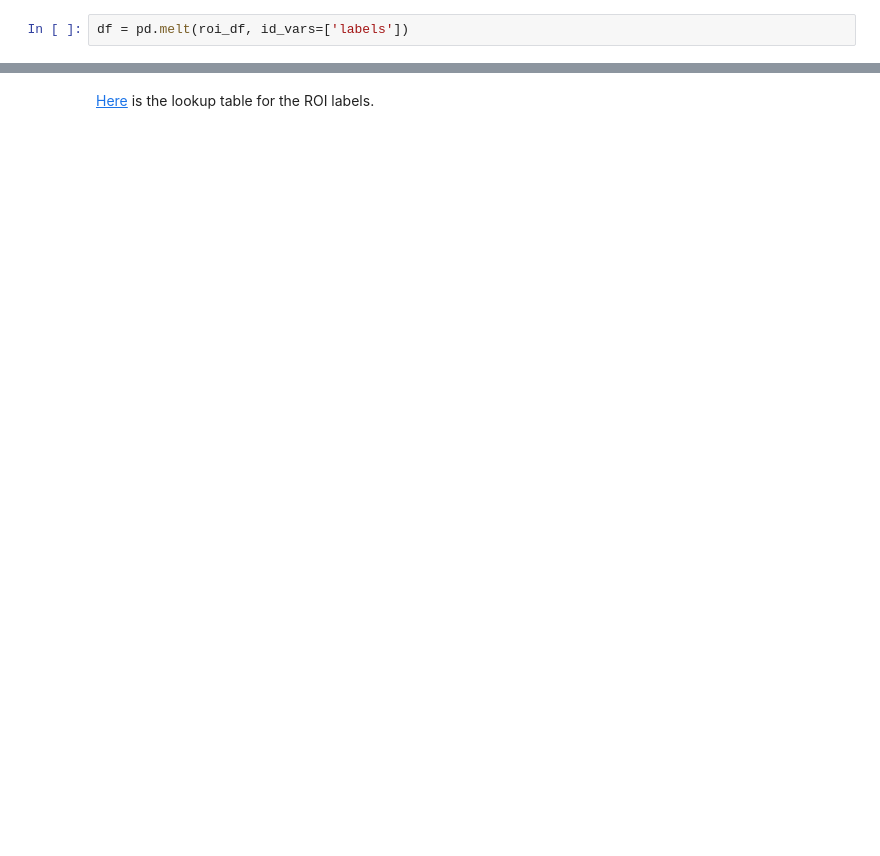
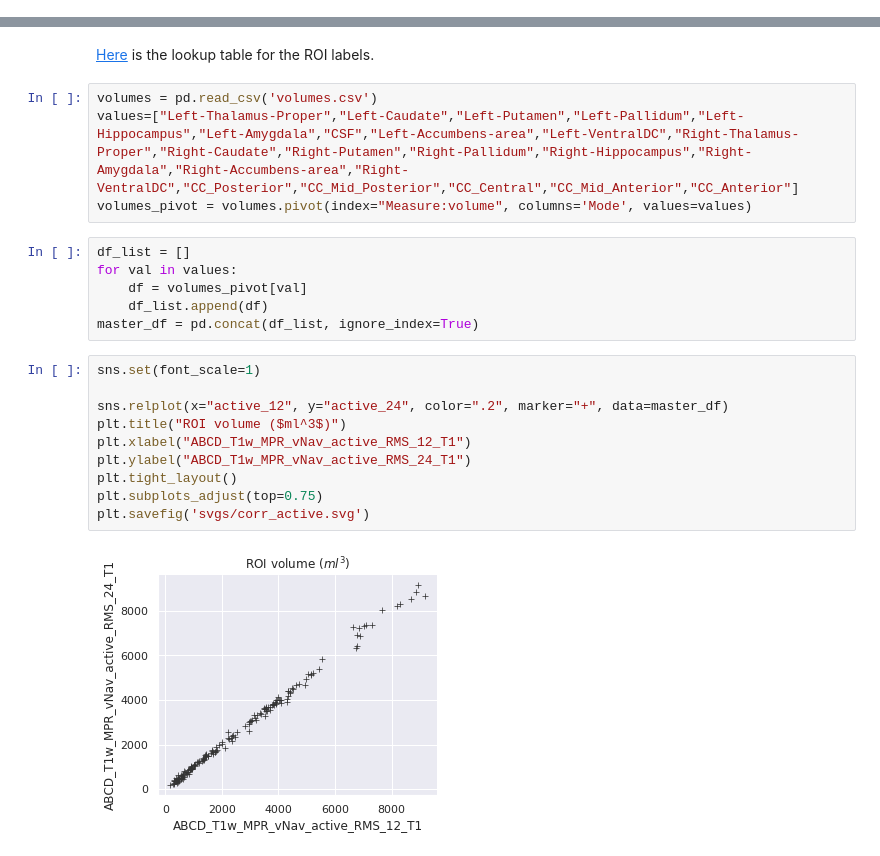
Before and after one commit to willtack/RMS-vNAV, a Jupyter notebook: analysis.ipynb, the cells around one changed output, grey strips where cells are left out. Cells and saved outputs as stored; diff of their text form; blank space fills up the shorter version.

```diff
--- a/analysis.ipynb
+++ b/analysis.ipynb
@@ -60,2 +66,0 @@ roi_df = pd.read_csv('rois.csv')
-# %%
-df = pd.melt(roi_df, id_vars=['labels'])
@@ -69,2 +111,24 @@ Text(0, 0.5, 'Dice Index')
 # %% [markdown]
 [Here](https://surfer.nmr.mgh.harvard.edu/fswiki/FsTutorial/AnatomicalROI/FreeSurferColorLUT) is the lookup table for the ROI labels.
+# %%
+volumes = pd.read_csv('volumes.csv')
+values=["Left-Thalamus-Proper","Left-Caudate","Left-Putamen","Left-Pallidum","Left-Hippocampus","Left-Amygdala","CSF","Left-Accumbens-area","Left-VentralDC","Right-Thalamus-Proper","Right-Caudate","Right-Putamen","Right-Pallidum","Right-Hippocampus","Right-Amygdala","Right-Accumbens-area","Right-VentralDC","CC_Posterior","CC_Mid_Posterior","CC_Central","CC_Mid_Anterior","CC_Anterior"]
+volumes_pivot = volumes.pivot(index="Measure:volume", columns='Mode', values=values)
+# %%
+df_list = []
+for val in values:
+    df = volumes_pivot[val]
+    df_list.append(df)
+master_df = pd.concat(df_list, ignore_index=True)
+# %%
+sns.set(font_scale=1)
+
+sns.relplot(x="active_12", y="active_24", color=".2", marker="+", data=master_df)
+plt.title("ROI volume ($ml^3$)")
+plt.xlabel("ABCD_T1w_MPR_vNav_active_RMS_12_T1")
+plt.ylabel("ABCD_T1w_MPR_vNav_active_RMS_24_T1")
+plt.tight_layout()
+plt.subplots_adjust(top=0.75)
+plt.savefig('svgs/corr_active.svg')
+# %% [output]
+[figure, added]
```
Also changed, not shown: parts of 13 cells of this notebook, 27 other files.
